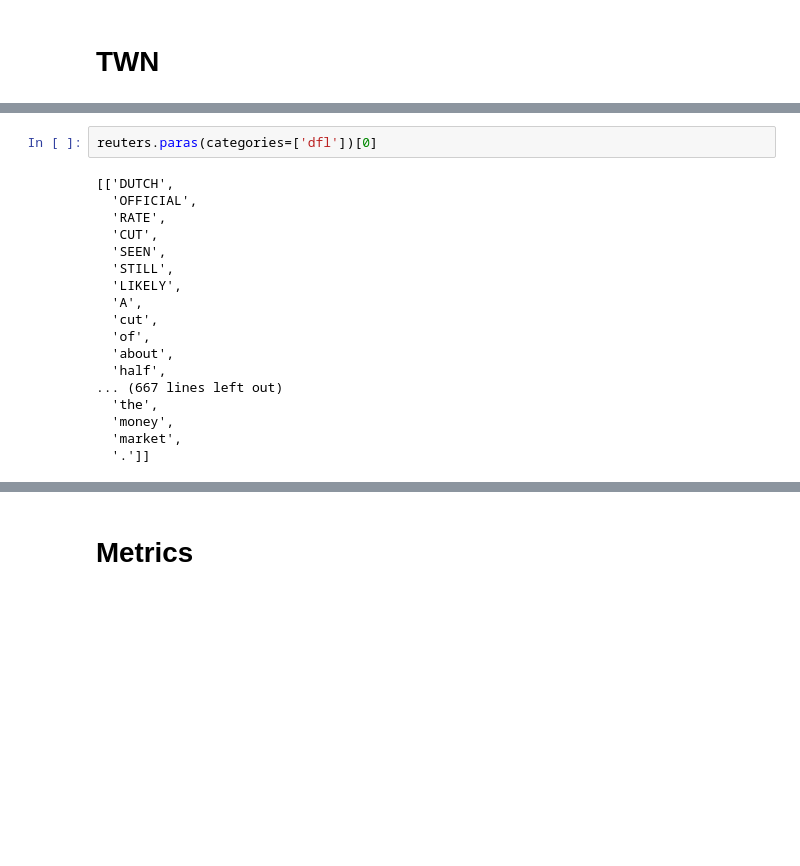
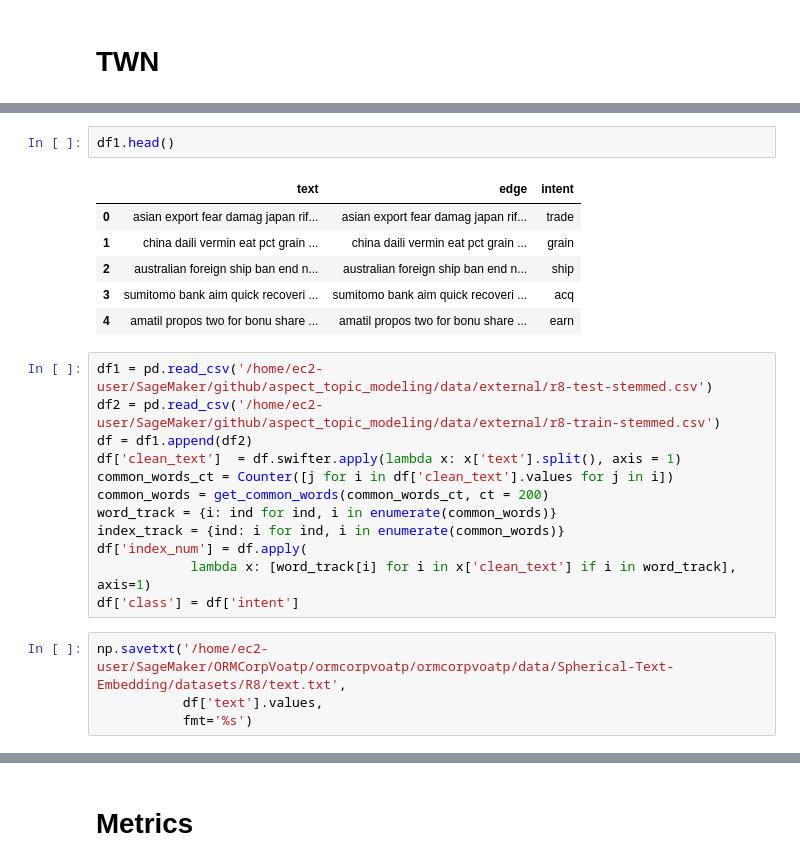
Before and after one commit to xuweijieshuai/xuweijieshuai, a Jupyter notebook: aspect_topic_modeling/notebooks/Data Onboarding.ipynb, the cells around one changed output, grey strips where cells are left out. Cells and saved outputs as stored; diff of their text form; blank space fills up the shorter version.

Commit message:
Add datasets

```diff
--- a/aspect_topic_modeling/notebooks/Data Onboarding.ipynb
+++ b/aspect_topic_modeling/notebooks/Data Onboarding.ipynb
@@ -121,20 +109,25 @@ There are 132.0778 articles per category on average
-# %%
-reuters.paras(categories=['dfl'])[0]
-# %% [output]
-[['DUTCH',
-  'OFFICIAL',
-  'RATE',
-  'CUT',
-  'SEEN',
-  'STILL',
-  'LIKELY',
-  'A',
-  'cut',
-  'of',
-  'about',
-  'half',
-... (667 lines left out)
-  'the',
-  'money',
-  'market',
-  '.']]
+# %%
+df1.head()
+# %% [output]
+|  | text | edge | intent |
+| 0 | asian export fear damag japan rif... | asian export fear damag japan rif... | trade |
+| 1 | china daili vermin eat pct grain ... | china daili vermin eat pct grain ... | grain |
+| 2 | australian foreign ship ban end n... | australian foreign ship ban end n... | ship |
+| 3 | sumitomo bank aim quick recoveri ... | sumitomo bank aim quick recoveri ... | acq |
+| 4 | amatil propos two for bonu share ... | amatil propos two for bonu share ... | earn |
+# %%
+df1 = pd.read_csv('/home/ec2-user/SageMaker/github/aspect_topic_modeling/data/external/r8-test-stemmed.csv')
+df2 = pd.read_csv('/home/ec2-user/SageMaker/github/aspect_topic_modeling/data/external/r8-train-stemmed.csv')
+df = df1.append(df2)
+df['clean_text']  = df.swifter.apply(lambda x: x['text'].split(), axis = 1)
+common_words_ct = Counter([j for i in df['clean_text'].values for j in i])
+common_words = get_common_words(common_words_ct, ct = 200)
+word_track = {i: ind for ind, i in enumerate(common_words)}
+index_track = {ind: i for ind, i in enumerate(common_words)}
+df['index_num'] = df.apply(
+            lambda x: [word_track[i] for i in x['clean_text'] if i in word_track], axis=1)
+df['class'] = df['intent']
+# %%
+np.savetxt('/home/ec2-user/SageMaker/ORMCorpVoatp/ormcorpvoatp/ormcorpvoatp/data/Spherical-Text-Embedding/datasets/R8/text.txt',
+           df['text'].values,
+           fmt='%s')
```
Also changed, not shown: parts of 37 cells of this notebook, 20 other files.
